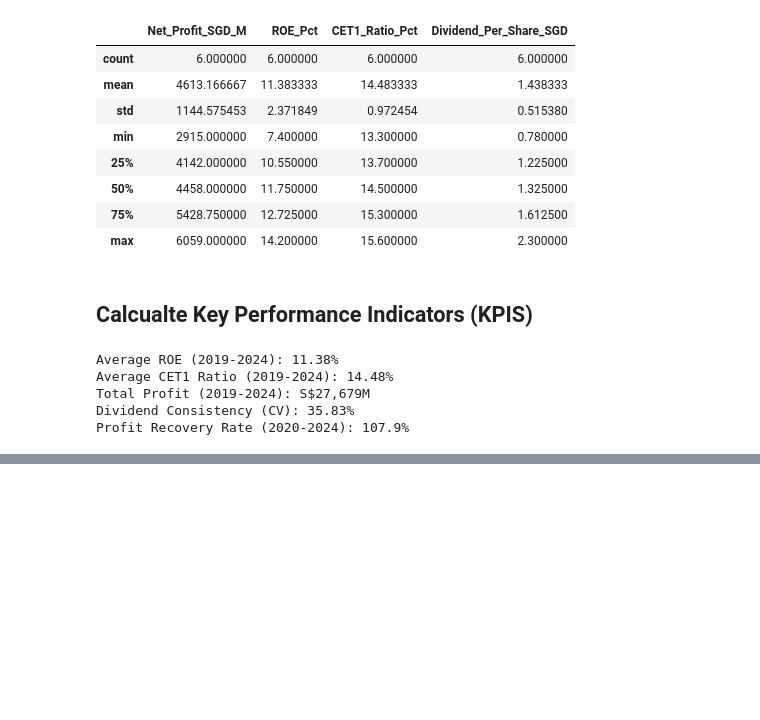
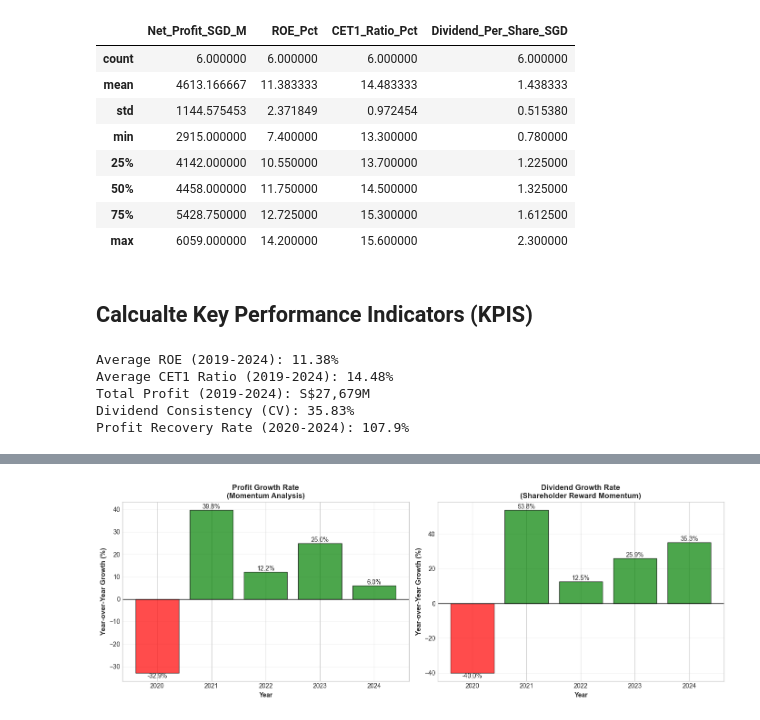
Before and after one commit to LunarScarlet/UOB-Macro-Analysis, a Jupyter notebook: UOBEDAP1.ipynb, the cells around one changed output, grey strips where cells are left out. Cells and saved outputs as stored; diff of their text form; code cells hidden in the pictures; blank space fills up the shorter version.

```diff
--- a/UOBEDAP1.ipynb
+++ b/UOBEDAP1.ipynb
@@ -243,0 +783,100 @@ Profit Recovery Rate (2020-2024): 107.9%
+# %%
+import matplotlib.pyplot as plt
+
+# Create side-by-side bar charts for profit & dividend growth rates
+fig, axes = plt.subplots(1, 2, figsize=(14, 5))
+
+# ────────────────────────────────────────────────────────────────────────────────
+# CHART 1: Profit Growth Rate (YoY % change)
+# ────────────────────────────────────────────────────────────────────────────────
+ax1 = axes[0]
+
+# Exclude first year (NaN for pct_change)
+growth_years = uob_df.index[1:]
+profit_growth = uob_df['Profit_Growth_Pct'].dropna()
+
+# Color: red for negative growth, green for positive
+colors = ['red' if x < 0 else 'green' for x in profit_growth]
+
+bars1 = ax1.bar(
+    growth_years,
+    profit_growth,
+    color=colors,
+    alpha=0.7,
+    edgecolor='black'
+)
+
+# Add value labels on top/bottom of bars
+for bar in bars1:
+    height = bar.get_height()
+    va_pos = 'bottom' if height > 0 else 'top'
+    ax1.text(
+        bar.get_x() + bar.get_width() / 2.,
+        height,
+        f'{height:.1f}%',
+        ha='center',
+        va=va_pos,
+        fontsize=10
+    )
+
+ax1.axhline(y=0, color='black', linestyle='-', linewidth=1)
+ax1.set_ylabel('Year-over-Year Growth (%)', fontweight='bold', fontsize=11)
+ax1.set_xlabel('Year', fontweight='bold')
+ax1.set_title('Profit Growth Rate\n(Momentum Analysis)', fontsize=12, fontweight='bold')
+ax1.grid(True, alpha=0.3, axis='y')
+
+# ────────────────────────────────────────────────────────────────────────────────
+# CHART 2: Dividend Growth Rate (YoY % change)
+# ────────────────────────────────────────────────────────────────────────────────
+ax2 = axes[1]
+
+# Exclude first year (NaN)
+dividend_growth = uob_df['Dividend_Growth_Pct'].dropna()
+
+# Same color logic
+colors2 = ['red' if x < 0 else 'green' for x in dividend_growth]
+
+bars2 = ax2.bar(
+    growth_years,
+    dividend_growth,
+    color=colors2,
+    alpha=0.7,
+    edgecolor='black'
+)
+
+# Value labels
+for bar in bars2:
+    height = bar.get_height()
+    va_pos = 'bottom' if height > 0 else 'top'
+    ax2.text(
+        bar.get_x() + bar.get_width() / 2.,
+        height,
+        f'{height:.1f}%',
+        ha='center',
+        va=va_pos,
+        fontsize=10
+    )
+
+ax2.axhline(y=0, color='black', linestyle='-', linewidth=1)
+ax2.set_ylabel('Year-over-Year Growth (%)', fontweight='bold', fontsize=11)
+ax2.set_xlabel('Year', fontweight='bold')
+ax2.set_title('Dividend Growth Rate\n(Shareholder Reward Momentum)',
+              fontsize=12, fontweight='bold')
+ax2.grid(True, alpha=0.3, axis='y')
+
+# Final layout and display
+plt.tight_layout()
+plt.show()
+
+print("\n✓ Year-over-year growth charts created successfully!")
+
+# ────────────────────────────────────────────────────────────────────────────────
+print("""
+EXPLANATION:
+• Green bars = Positive year-over-year growth (expansion/recovery)
+• Red bars   = Negative year-over-year growth (contraction)
+• 2020 red bars reflect pandemic impact on both profit and dividends
+• 2021–2024 green bars show strong post-pandemic rebound trajectory
+""")
+# %% [output]
+[figure, added]
```
Also changed, not shown: parts of 25 cells of this notebook, 2 other files.
